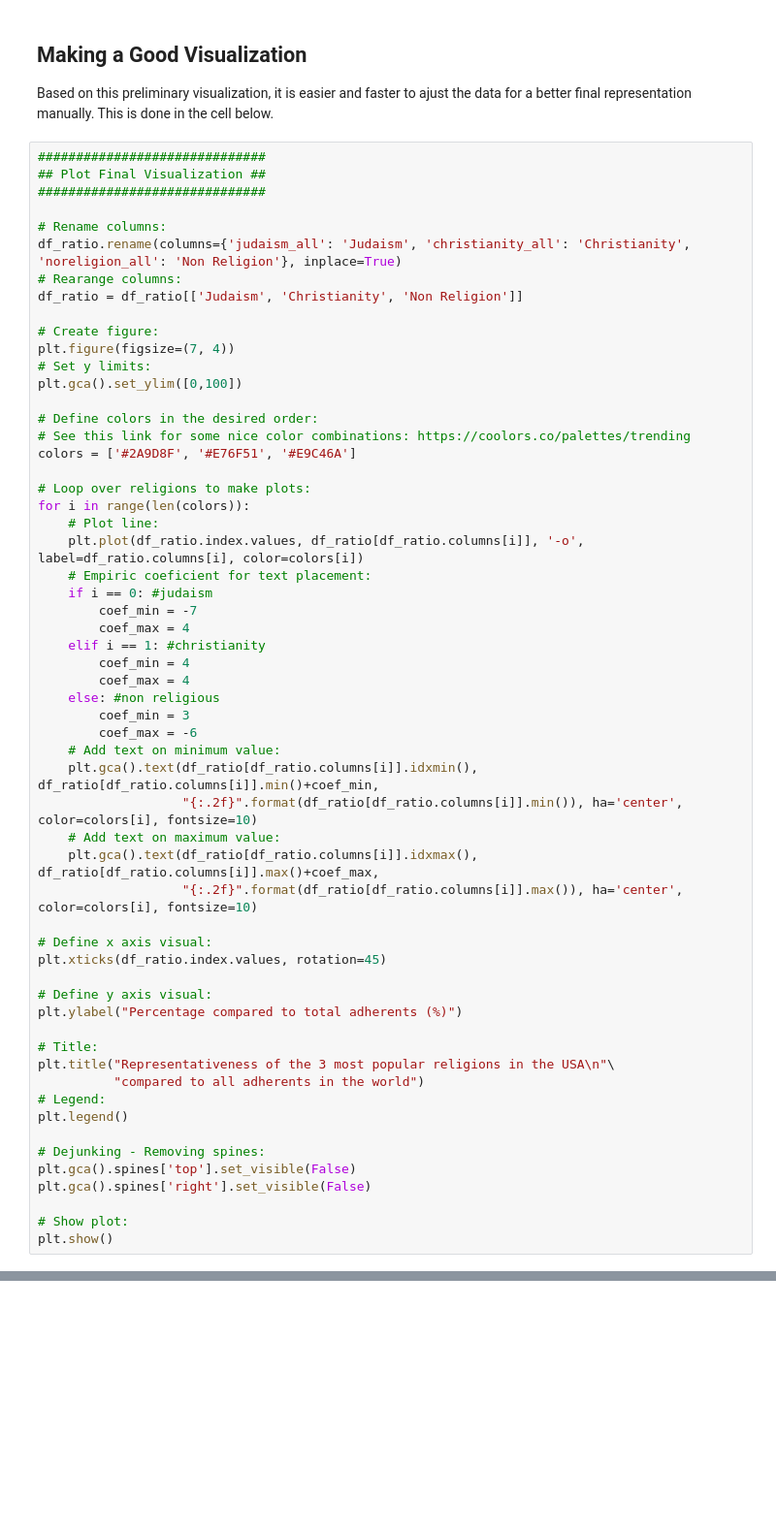
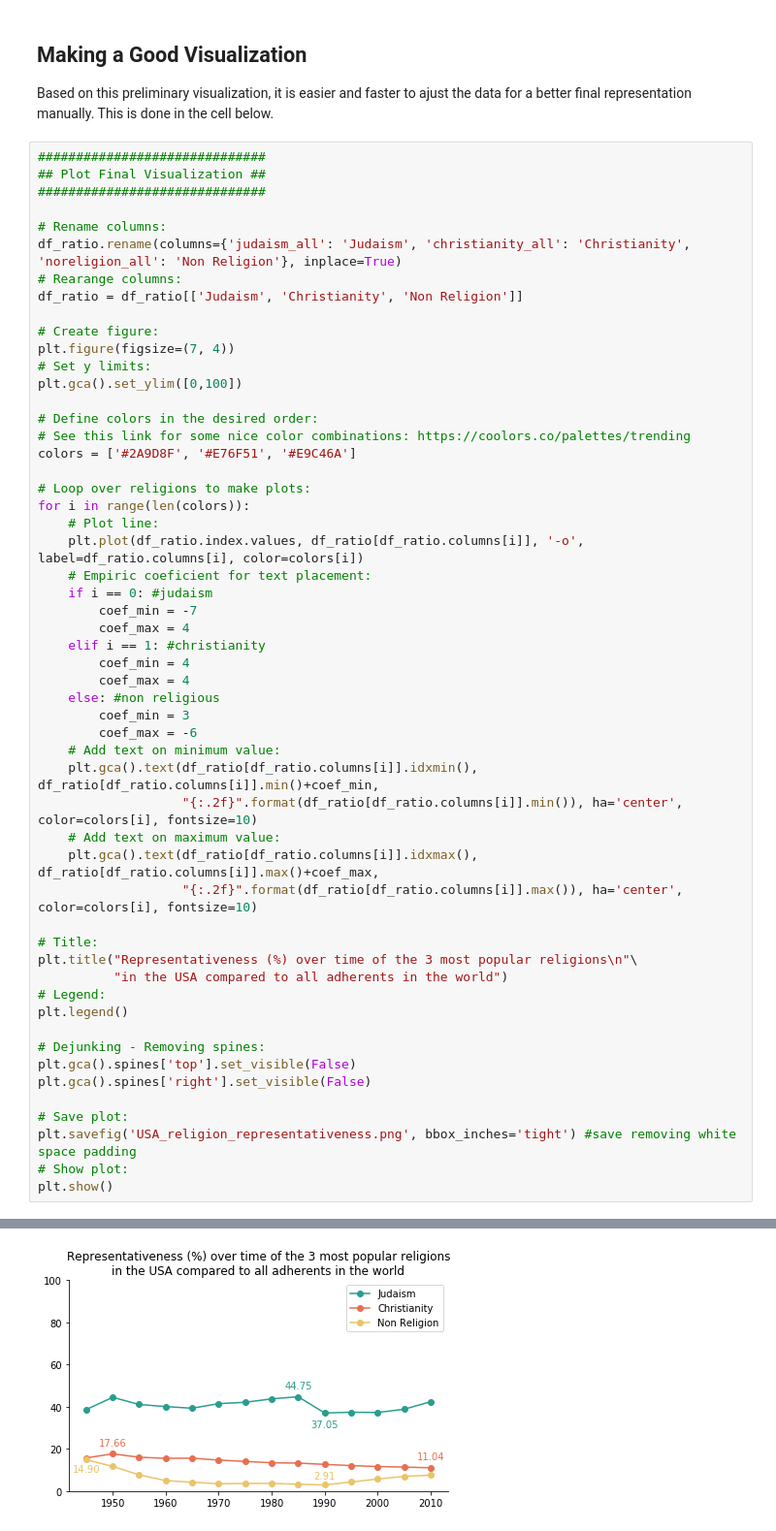
Before and after one commit to AndresColognesi/DS_DataVizProjects, a Jupyter notebook: A4_ReligionAnalysis/Assignment4.ipynb, the cells around one changed output, grey strips where cells are left out. Shown: that part at 97% size. Cells and saved outputs as stored; diff of their text form; blank space fills up the shorter version.

```diff
--- a/A4_ReligionAnalysis/Assignment4.ipynb
+++ b/A4_ReligionAnalysis/Assignment4.ipynb
@@ -188,15 +187,9 @@ for i in range(len(colors)):
     plt.gca().text(df_ratio[df_ratio.columns[i]].idxmax(), df_ratio[df_ratio.columns[i]].max()+coef_max,
                    "{:.2f}".format(df_ratio[df_ratio.columns[i]].max()), ha='center', color=colors[i], fontsize=10)
 
-# Define x axis visual:
-plt.xticks(df_ratio.index.values, rotation=45)
-
-# Define y axis visual:
-plt.ylabel("Percentage compared to total adherents (%)")
-
 # Title:
-plt.title("Representativeness of the 3 most popular religions in the USA\n"\
-          "compared to all adherents in the world")
+plt.title("Representativeness (%) over time of the 3 most popular religions\n"\
+          "in the USA compared to all adherents in the world")
 # Legend:
 plt.legend()
 
@@ -204,6 +197,8 @@ plt.legend()
 plt.gca().spines['top'].set_visible(False)
 plt.gca().spines['right'].set_visible(False)
 
+# Save plot:
+plt.savefig('USA_religion_representativeness.png', bbox_inches='tight') #save removing white space padding
 # Show plot:
 plt.show()
 # %% [output]
@@ -211,0 +205 @@ plt.show()
+[figure, added]
```
Also changed, not shown: parts of 3 cells of this notebook.
